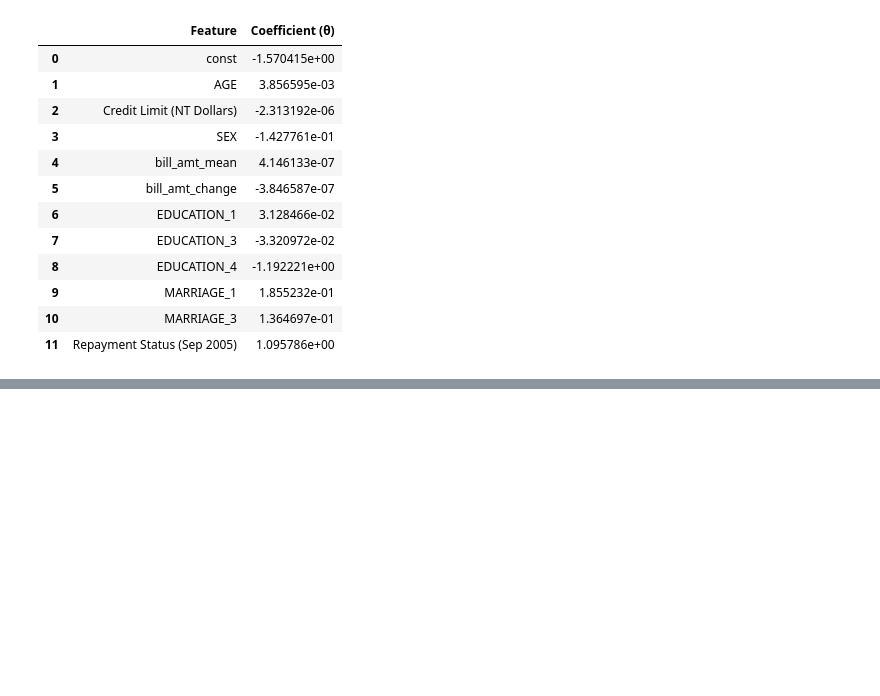
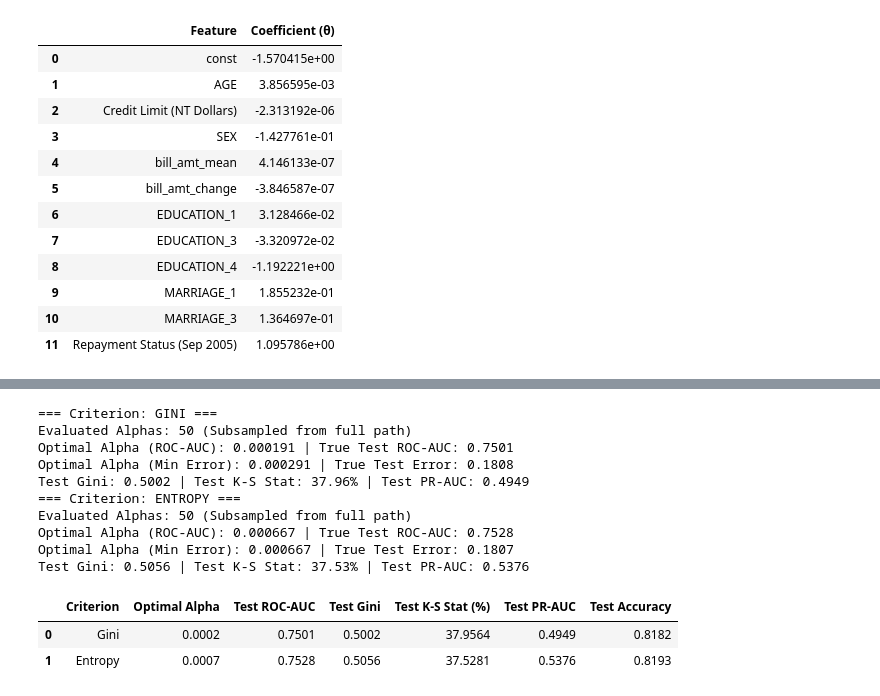
Before and after one commit to milesg3000-hub/Credit_Risk_Modelling, a Jupyter notebook: credit_risk.ipynb, the cells around one changed output, grey strips where cells are left out. Saved outputs shown, nothing was run; the diff lists cells and outputs as text; code cells hidden in the pictures; blank space fills up the shorter version.

```diff
--- a/credit_risk.ipynb
+++ b/credit_risk.ipynb
@@ -640,3 +822,45 @@ Optimal Alpha (Min Error): 0.000388 | True Test Error: 0.180500
+# %%
+# Run for Gini and Entropy criteria
+gini_res = evaluate_pruned_tree(criterion="gini", cv=5, max_depth=15, max_alphas=50, random_state=42)
+entropy_res = evaluate_pruned_tree(criterion="entropy", cv=5, max_depth=15, max_alphas=50, random_state=42)
+
+# Summarize test results in a comparison DataFrame
+tree_comparison = pd.DataFrame([
+    {
+        'Criterion': 'Gini',
+        'Optimal Alpha': gini_res['best_alpha_auc'],
+        'Test ROC-AUC': gini_res['test_metrics']['ROC-AUC'],
+        'Test Gini': gini_res['test_metrics']['Gini'],
+        'Test K-S Stat (%)': gini_res['test_metrics']['KS'] * 100,
+        'Test PR-AUC': gini_res['test_metrics']['PR-AUC'],
+        'Test Accuracy': gini_res['test_metrics']['Accuracy']
+    },
+    {
+        'Criterion': 'Entropy',
+        'Optimal Alpha': entropy_res['best_alpha_auc'],
+        'Test ROC-AUC': entropy_res['test_metrics']['ROC-AUC'],
+        'Test Gini': entropy_res['test_metrics']['Gini'],
+        'Test K-S Stat (%)': entropy_res['test_metrics']['KS'] * 100,
+        'Test PR-AUC': entropy_res['test_metrics']['PR-AUC'],
+        'Test Accuracy': entropy_res['test_metrics']['Accuracy']
+    }
+]).round(4)
+
+display(tree_comparison)
+# %% [output]
+=== Criterion: GINI ===
+Evaluated Alphas: 50 (Subsampled from full path)
+Optimal Alpha (ROC-AUC): 0.000191 | True Test ROC-AUC: 0.7501
+Optimal Alpha (Min Error): 0.000291 | True Test Error: 0.1808
+Test Gini: 0.5002 | Test K-S Stat: 37.96% | Test PR-AUC: 0.4949
+=== Criterion: ENTROPY ===
+Evaluated Alphas: 50 (Subsampled from full path)
+Optimal Alpha (ROC-AUC): 0.000667 | True Test ROC-AUC: 0.7528
+Optimal Alpha (Min Error): 0.000667 | True Test Error: 0.1807
+Test Gini: 0.5056 | Test K-S Stat: 37.53% | Test PR-AUC: 0.5376
+|  | Criterion | Optimal Alpha | Test ROC-AUC | Test Gini | Test K-S Stat (%) | Test PR-AUC | Test Accuracy |
+| 0 | Gini | 0.0002 | 0.7501 | 0.5002 | 37.9564 | 0.4949 | 0.8182 |
+| 1 | Entropy | 0.0007 | 0.7528 | 0.5056 | 37.5281 | 0.5376 | 0.8193 |
 # %% [markdown]
 ### 9. Ensemble Method: Random Forest (Bagging + randomness in the features)
 One effective way to deal with overfitting is that of ensemble methods. Ensemble methods in general work by training groups of base weaker learners (groups of two or more machine learning algorithms) to form a stronger prediction algorithm for a given classification task. This project uses random forests which combine the ensemble method of bagging (explained below) with randomness in the feature selection.
```
Also changed, not shown: parts of 28 cells of this notebook.
